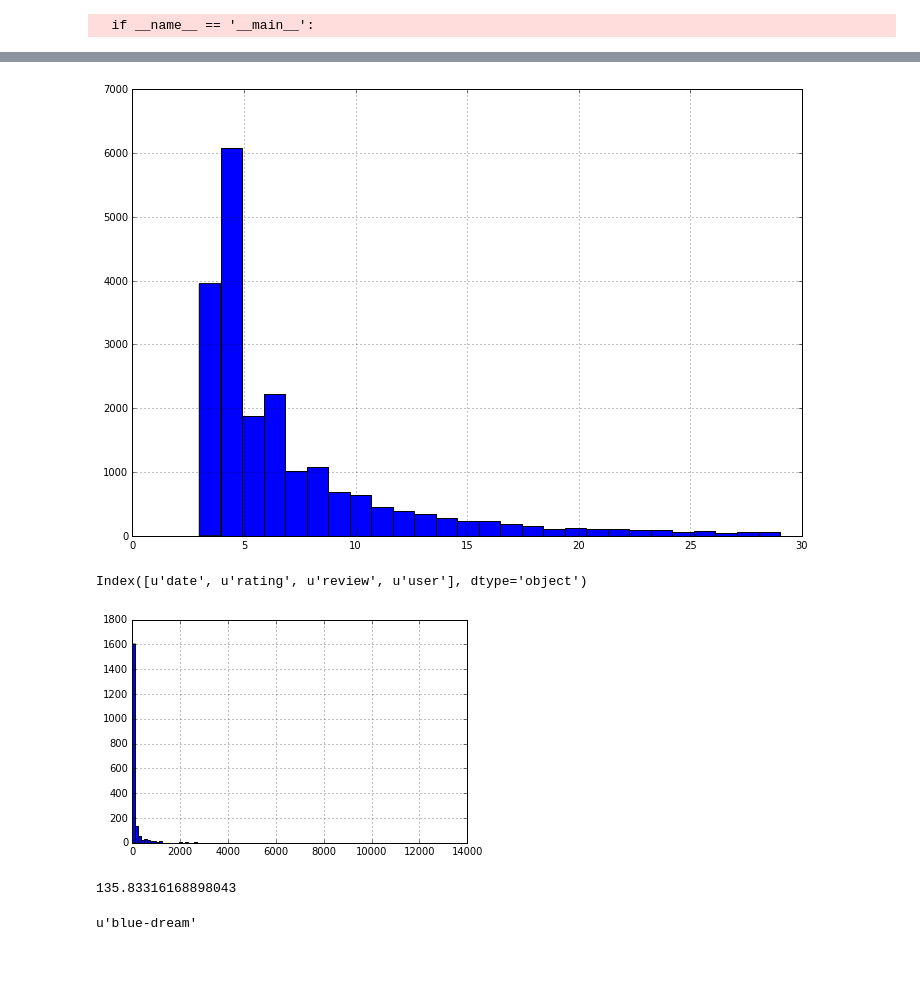
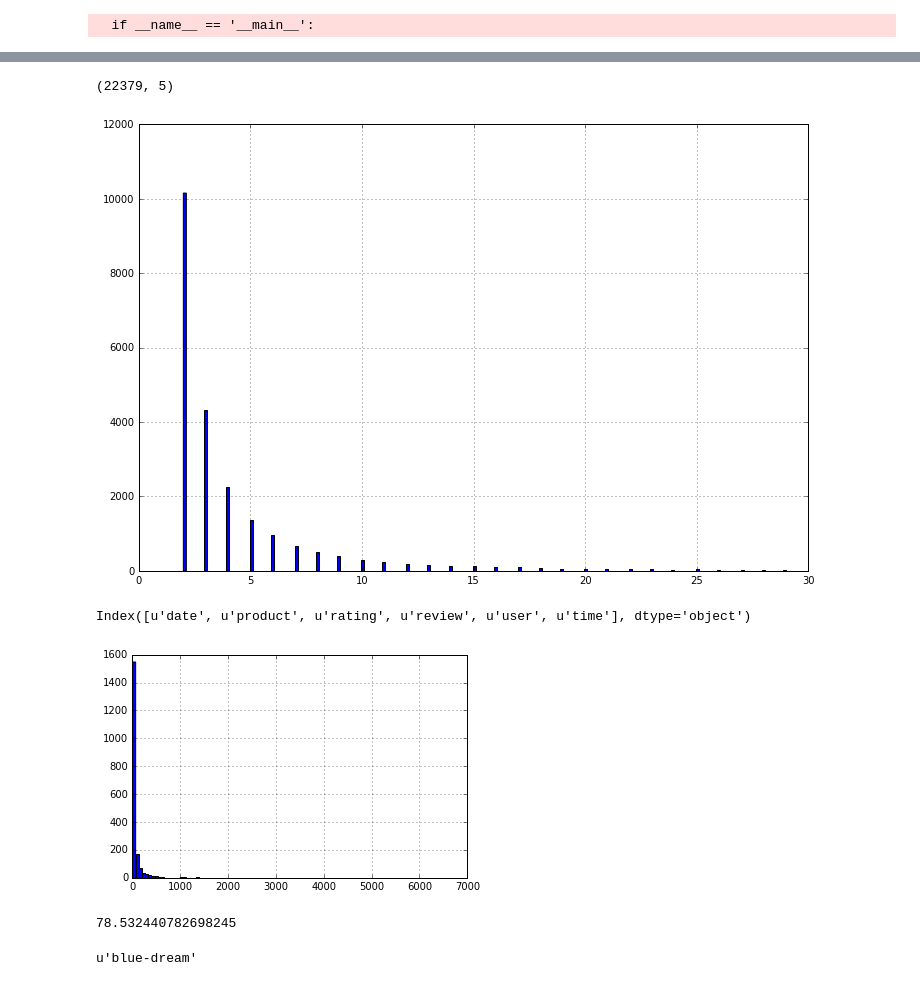
Before and after one commit to nateGeorge/canna-recommend, a Jupyter notebook: leafly/reviews_EDA.ipynb, the cells around one changed output, grey strips where cells are left out. Cells and saved outputs as stored; diff of their text form; code cells hidden in the pictures.

```diff
--- a/leafly/reviews_EDA.ipynb
+++ b/leafly/reviews_EDA.ipynb
@@ -5,4 +5,4 @@ import explore_leafly_data as eld
 import matplotlib.pyplot as plt
 %matplotlib inline
 # %%
-df = eld.load_data()
+df = dp.load_data()
@@ -165,23 +162,29 @@ more_ratings.shape[0]
+# %%
+more_ratings = users[(users['rating'] > 1) & (users['rating'] < 30)]
+# %%
+more_ratings.shape
+# %% [output]
+(22379, 5)
 # %%
 f = plt.figure(figsize=(12, 8))
 ax = plt.gca()
-f = more_ratings.rating.hist(ax=ax, bins=27)
+f = more_ratings.rating.hist(ax=ax, bins=200)
 # %% [output]
-[figure, old version]
+[figure, new version]
 # %%
 df.columns
 # %% [output]
-Index([u'date', u'rating', u'review', u'user'], dtype='object')
+Index([u'date', u'product', u'rating', u'review', u'user', u'time'], dtype='object')
 # %%
 products = df.groupby('product')
 # %%
 f = products.count()['rating'].hist(bins=100)
 # %% [output]
-[figure, old version]
+[figure, new version]
 # %%
 products.count()['rating'].mean()
 # %% [output]
-135.83316168898043
+78.532440782698245
 # %%
 products.count()['rating'].argmax()
 # %% [output]
```
Also changed, not shown: parts of 28 cells of this notebook.
